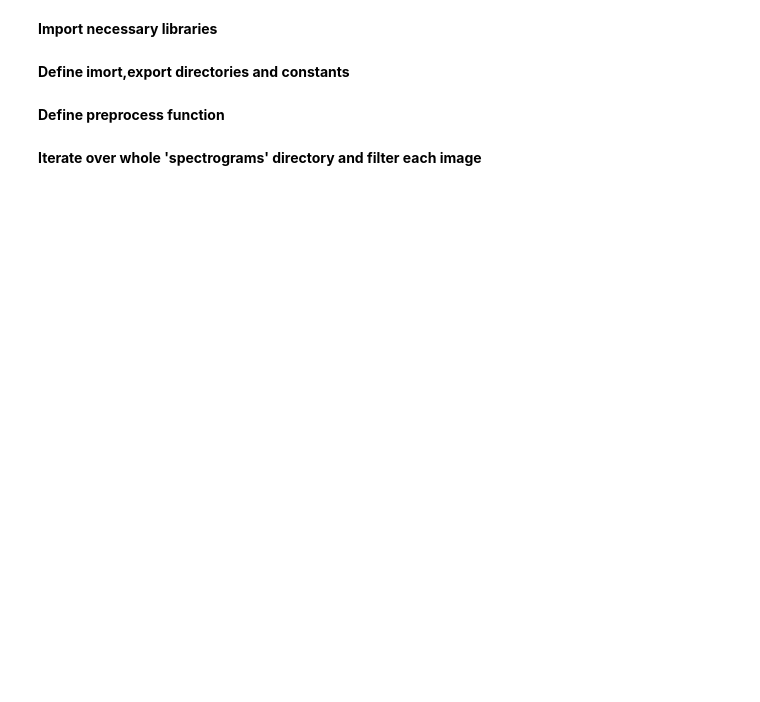
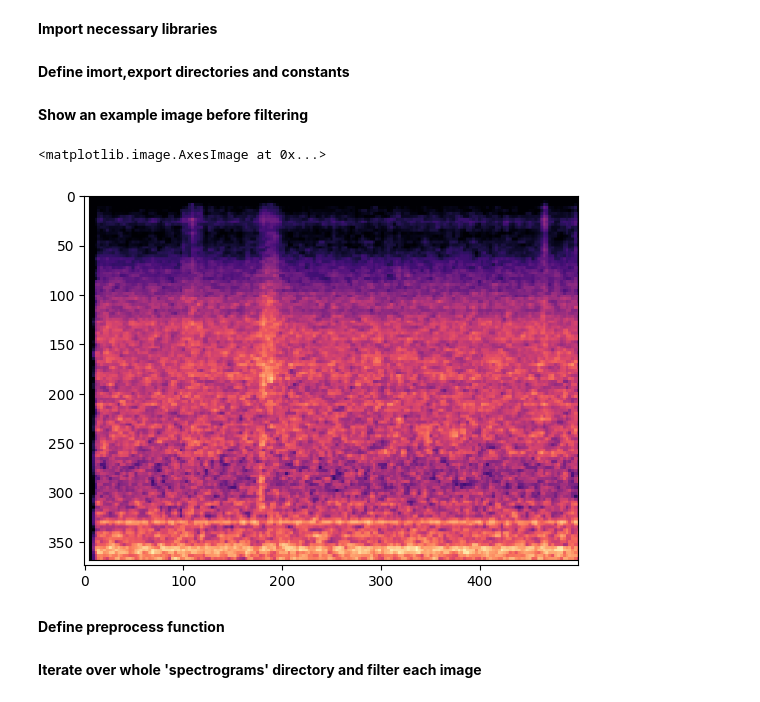
Before and after one commit to oguzakif/urban-sound-classifier, a Jupyter notebook: urban_sound_preprocessing.ipynb, the cells around one changed output. Drawn from its saved outputs; the diff is of its cells as text; code cells hidden in the pictures; blank space fills up the shorter version.

Commit message:
example add

```diff
--- a/urban_sound_preprocessing.ipynb
+++ b/urban_sound_preprocessing.ipynb
@@ -6,12 +7,20 @@ import os
 # %% [markdown]
 **Define imort,export directories and constants**
 # %%
-path_of_the_directory = './spectrograms'
-path_of_the_export_directory = './spectrograms_preprocessed'
+path_of_the_directory = 'Spectogram Folder Path'
+path_of_the_export_directory = 'Preprocessed Spectogram Folder Path'
 if(not os.path.exists(path_of_the_export_directory)):
     os.mkdir(path_of_the_export_directory)
 spectogram_category_count = 10
 ext = ('.png')
+# %% [markdown]
+**Show an example image before filtering**
+# %%
+img = cv.imread(path_of_the_directory+"/0/100852-0-0-0.png")
+plt.imshow(cv.cvtColor(img, cv.COLOR_BGR2RGB))
+# %% [output]
+<matplotlib.image.AxesImage at 0x...>
+[figure, added]
 # %% [markdown]
 **Define preprocess function**
 # %%
```
Also changed, not shown: parts of 3 cells of this notebook.
